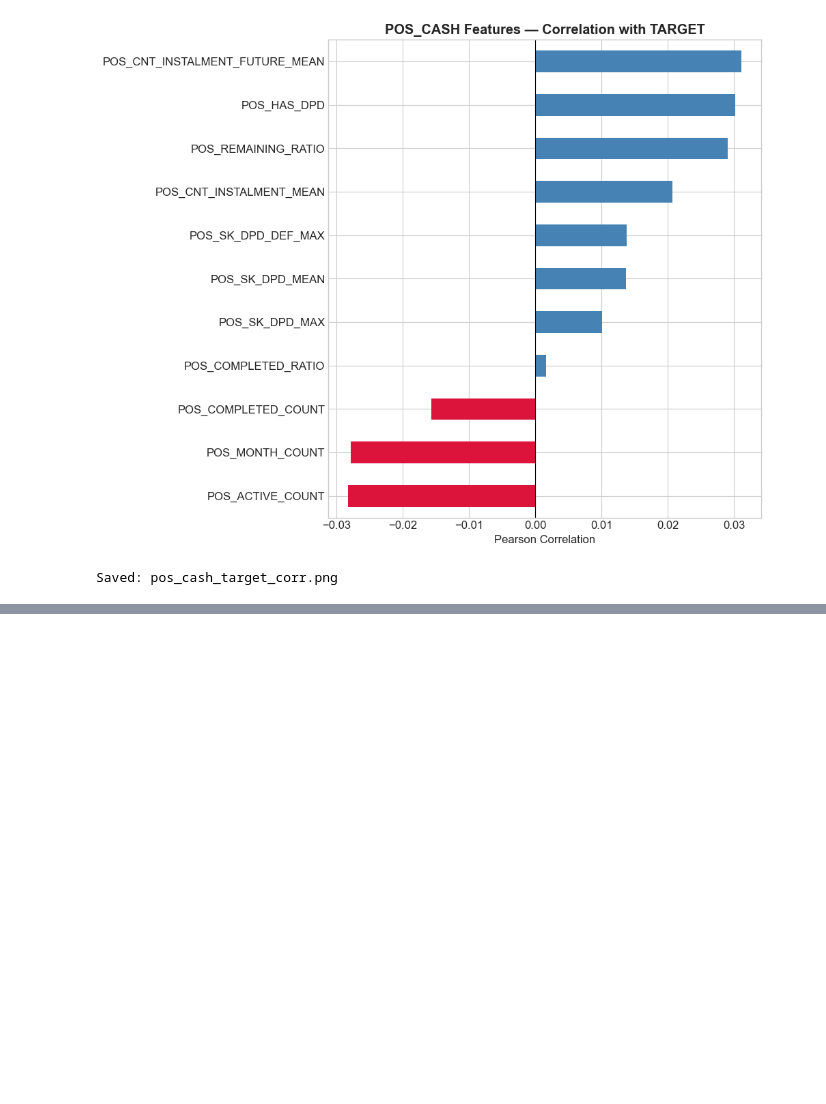
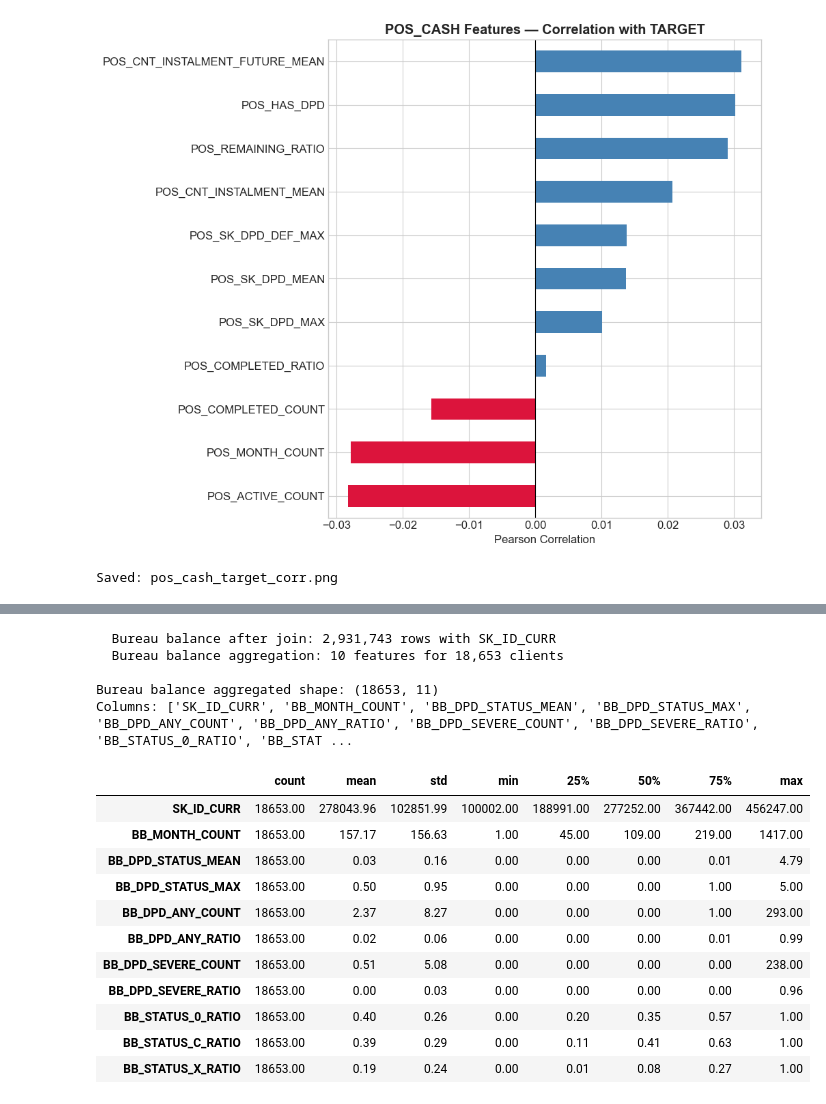
Before and after one commit to busrakurunceng/Ai_Credit_Risk, a Jupyter notebook: notebooks/02_feature_engineering.ipynb, the cells around one changed output, grey strips where cells are left out. Drawn from its saved outputs; the diff is of its cells as text; code cells hidden in the pictures; blank space fills up the shorter version.

```diff
--- a/notebooks/02_feature_engineering.ipynb
+++ b/notebooks/02_feature_engineering.ipynb
@@ -680,0 +702,22 @@ Saved: pos_cash_target_corr.png
+# %%
+# Load bureau_balance table (27.3M rows — the largest table!)
+# We also need the bureau table again for the SK_ID_BUREAU → SK_ID_CURR mapping
+bb = pd.read_csv(os.path.join(DATA_DIR, 'bureau_balance.csv'))
+bb = reduce_memory_usage(bb, verbose=True)
+
+# Load bureau just for the key mapping (SK_ID_BUREAU → SK_ID_CURR)
+bureau_for_key = pd.read_csv(
+    os.path.join(DATA_DIR, 'bureau.csv'),
+    usecols=['SK_ID_BUREAU', 'SK_ID_CURR']
+)
+
+# Filter bureau keys to our sampled train clients FIRST (reduces join size dramatically)
+bureau_for_key = bureau_for_key[bureau_for_key['SK_ID_CURR'].isin(train_ids)]
+valid_bureau_ids = set(bureau_for_key['SK_ID_BUREAU'].unique())
+
+# Pre-filter bureau_balance to only relevant bureau IDs
+bb = bb[bb['SK_ID_BUREAU'].isin(valid_bureau_ids)].reset_index(drop=True)
+print(f"\nBureau balance rows (pre-filtered): {len(bb):,}")
+print(f"Unique SK_ID_BUREAU: {bb['SK_ID_BUREAU'].nunique():,}")
+print(f"STATUS distribution:")
+print(bb['STATUS'].value_counts().to_string())
@@ -680,0 +739,24 @@ Saved: pos_cash_target_corr.png
+# %%
+# Aggregate to one row per client (joins through bureau table internally)
+bb_agg = aggregate_bureau_balance(bb, bureau_for_key)
+print(f"\nBureau balance aggregated shape: {bb_agg.shape}")
+print(f"Columns: {list(bb_agg.columns)}")
+bb_agg.describe().T
+# %% [output]
+  Bureau balance after join: 2,931,743 rows with SK_ID_CURR
+  Bureau balance aggregation: 10 features for 18,653 clients
+
+Bureau balance aggregated shape: (18653, 11)
+Columns: ['SK_ID_CURR', 'BB_MONTH_COUNT', 'BB_DPD_STATUS_MEAN', 'BB_DPD_STATUS_MAX', 'BB_DPD_ANY_COUNT', 'BB_DPD_ANY_RATIO', 'BB_DPD_SEVERE_COUNT', 'BB_DPD_SEVERE_RATIO', 'BB_STATUS_0_RATIO', 'BB_STAT ...
+|  | count | mean | std | min | 25% | 50% | 75% | max |
+| SK_ID_CURR | 18653.00 | 278043.96 | 102851.99 | 100002.00 | 188991.00 | 277252.00 | 367442.00 | 456247.00 |
+| BB_MONTH_COUNT | 18653.00 | 157.17 | 156.63 | 1.00 | 45.00 | 109.00 | 219.00 | 1417.00 |
+| BB_DPD_STATUS_MEAN | 18653.00 | 0.03 | 0.16 | 0.00 | 0.00 | 0.00 | 0.01 | 4.79 |
+| BB_DPD_STATUS_MAX | 18653.00 | 0.50 | 0.95 | 0.00 | 0.00 | 0.00 | 1.00 | 5.00 |
+| BB_DPD_ANY_COUNT | 18653.00 | 2.37 | 8.27 | 0.00 | 0.00 | 0.00 | 1.00 | 293.00 |
+| BB_DPD_ANY_RATIO | 18653.00 | 0.02 | 0.06 | 0.00 | 0.00 | 0.00 | 0.01 | 0.99 |
+| BB_DPD_SEVERE_COUNT | 18653.00 | 0.51 | 5.08 | 0.00 | 0.00 | 0.00 | 0.00 | 238.00 |
+| BB_DPD_SEVERE_RATIO | 18653.00 | 0.00 | 0.03 | 0.00 | 0.00 | 0.00 | 0.00 | 0.96 |
+| BB_STATUS_0_RATIO | 18653.00 | 0.40 | 0.26 | 0.00 | 0.20 | 0.35 | 0.57 | 1.00 |
+| BB_STATUS_C_RATIO | 18653.00 | 0.39 | 0.29 | 0.00 | 0.11 | 0.41 | 0.63 | 1.00 |
+| BB_STATUS_X_RATIO | 18653.00 | 0.19 | 0.24 | 0.00 | 0.01 | 0.08 | 0.27 | 1.00 |
```
Also changed, not shown: parts of 9 cells of this notebook, 1 other file.
